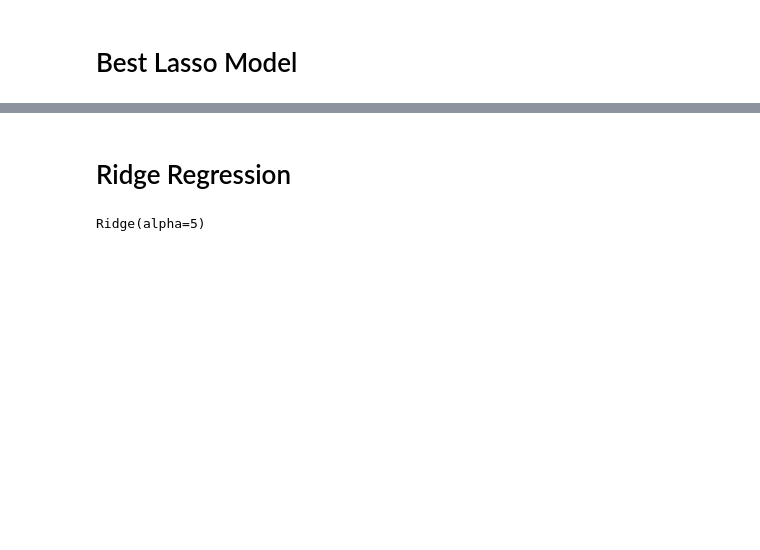
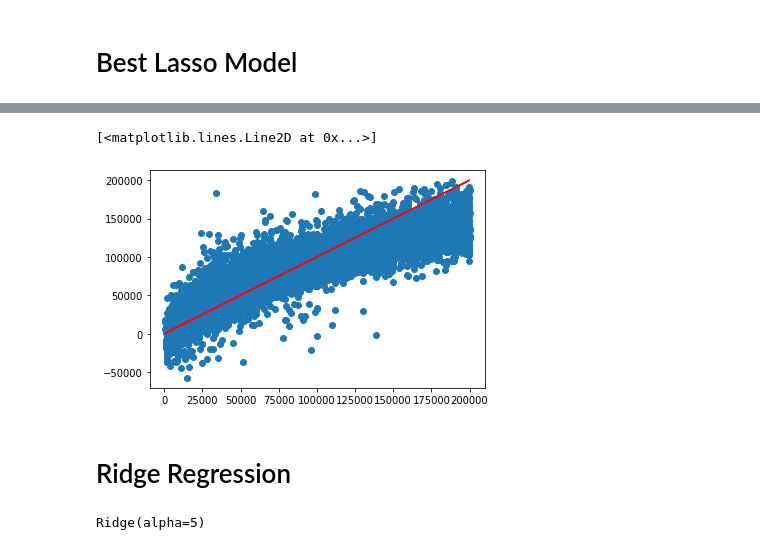
Before and after one commit to KacperChmura1/Value-of-Cars-in-Poland, a Jupyter notebook: Machine Learning Algorithms.ipynb, the cells around one changed output, grey strips where cells are left out. Cells and saved outputs as stored; diff of their text form; code cells hidden in the pictures; blank space fills up the shorter version.

```diff
--- a/Machine Learning Algorithms.ipynb
+++ b/Machine Learning Algorithms.ipynb
@@ -102,3 +195,9 @@ model_test(preds,y_test)
+# %%
+plt.scatter(y_test,preds)
+plt.plot(y_test,y_test,'r')
+# %% [output]
+[<matplotlib.lines.Line2D at 0x...>]
+[figure, added]
 # %% [markdown]
 # Ridge Regression
 # %%
```
Also changed, not shown: parts of 77 cells of this notebook, 3 other files.
